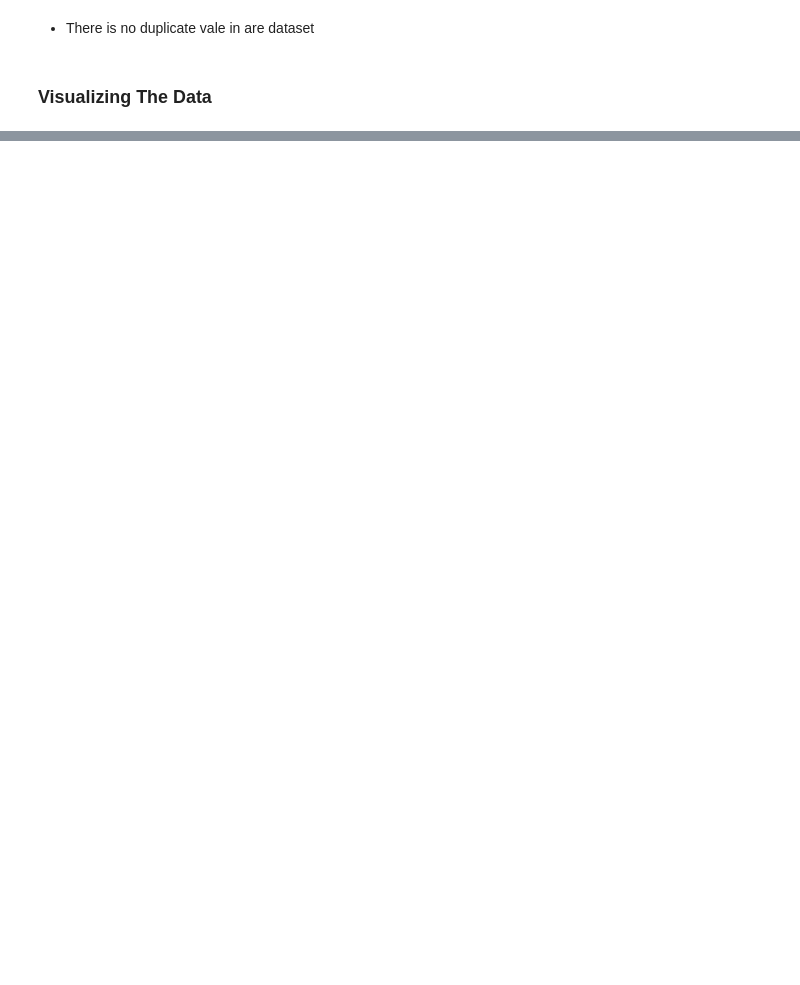
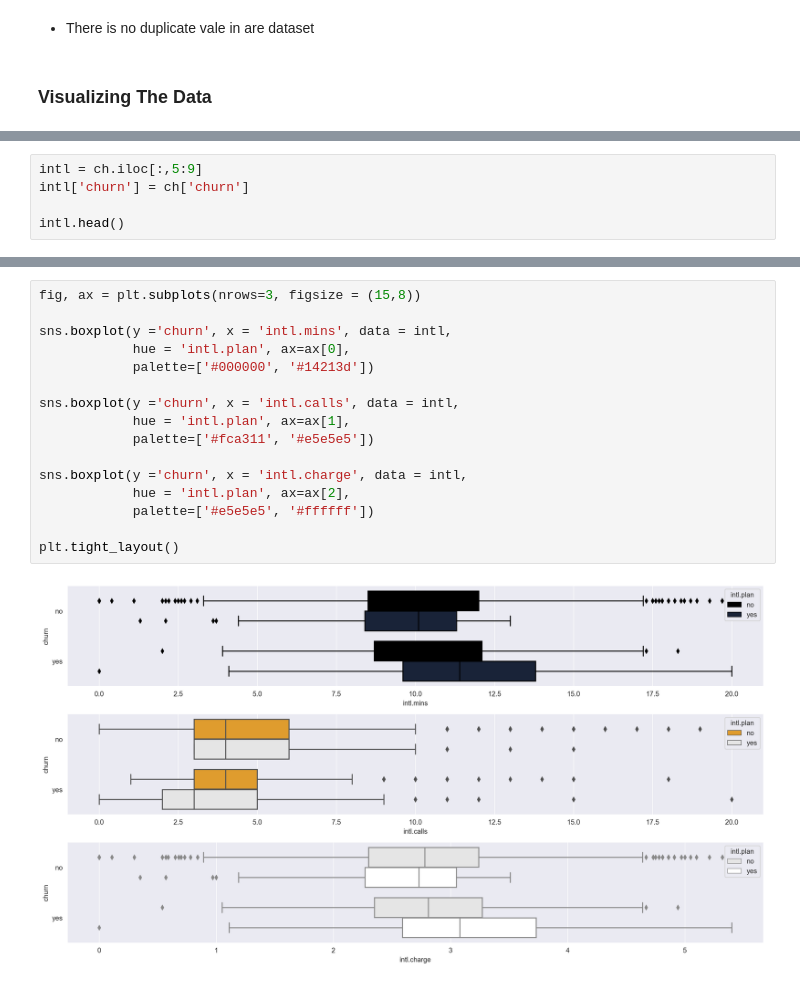
Before and after one commit to kunal-mallick/Churn_Prediction, a Jupyter notebook: Data Preprocessing & EDA/EDA.ipynb, the cells around one changed output, grey strips where cells are left out. Saved outputs shown, nothing was run; the diff lists cells and outputs as text; blank space fills up the shorter version.

```diff
--- a/Data Preprocessing & EDA/EDA.ipynb
+++ b/Data Preprocessing & EDA/EDA.ipynb
@@ -317,0 +366,5 @@ churn[churn.duplicated()]
+# %%
+intl = ch.iloc[:,5:9]
+intl['churn'] = ch['churn']
+
+intl.head()
@@ -317,0 +378,18 @@ churn[churn.duplicated()]
+# %%
+fig, ax = plt.subplots(nrows=3, figsize = (15,8))
+
+sns.boxplot(y ='churn', x = 'intl.mins', data = intl,
+            hue = 'intl.plan', ax=ax[0],
+            palette=['#000000', '#14213d'])
+
+sns.boxplot(y ='churn', x = 'intl.calls', data = intl,
+            hue = 'intl.plan', ax=ax[1],
+            palette=['#fca311', '#e5e5e5'])
+
+sns.boxplot(y ='churn', x = 'intl.charge', data = intl,
+            hue = 'intl.plan', ax=ax[2],
+            palette=['#e5e5e5', '#ffffff'])
+
+plt.tight_layout()
+# %% [output]
+[figure, added]
```
Also changed, not shown: parts of 34 cells of this notebook.
